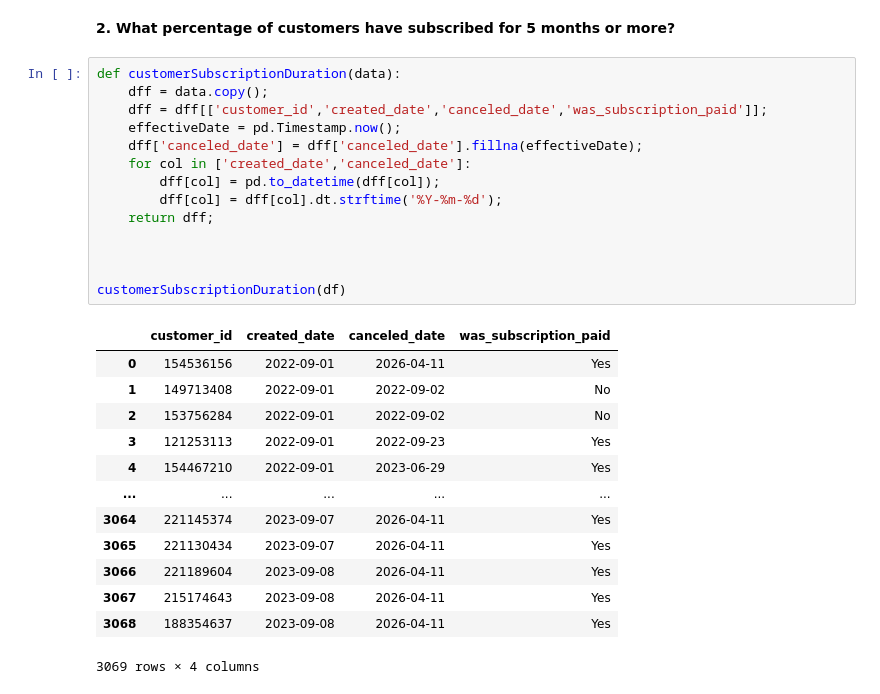
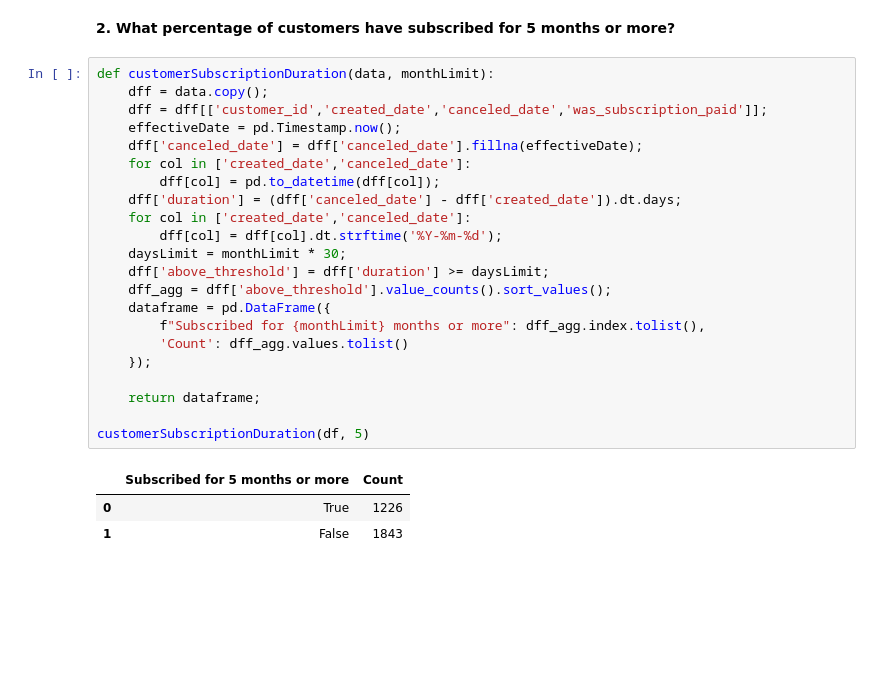
Before and after one commit to kjeshang/KunalMavenAnalyticsDataPlayground, a Jupyter notebook: Streaming_Video_Subscriptions/Analysis.ipynb, the cells around one changed output. Drawn from its saved outputs; the diff is of its cells as text; blank space fills up the shorter version.

```diff
--- a/Streaming_Video_Subscriptions/Analysis.ipynb
+++ b/Streaming_Video_Subscriptions/Analysis.ipynb
@@ -92,30 +92,28 @@ trendOfSubscriptionsOverTime(df)
 # %% [markdown]
 **2. What percentage of customers have subscribed for 5 months or more?**
 # %%
-def customerSubscriptionDuration(data):
+def customerSubscriptionDuration(data, monthLimit):
     dff = data.copy();
     dff = dff[['customer_id','created_date','canceled_date','was_subscription_paid']];
     effectiveDate = pd.Timestamp.now();
     dff['canceled_date'] = dff['canceled_date'].fillna(effectiveDate);
     for col in ['created_date','canceled_date']:
         dff[col] = pd.to_datetime(dff[col]);
+    dff['duration'] = (dff['canceled_date'] - dff['created_date']).dt.days;
+    for col in ['created_date','canceled_date']:
         dff[col] = dff[col].dt.strftime('%Y-%m-%d');
-    return dff;
+    daysLimit = monthLimit * 30;
+    dff['above_threshold'] = dff['duration'] >= daysLimit;
+    dff_agg = dff['above_threshold'].value_counts().sort_values();
+    dataframe = pd.DataFrame({
+        f"Subscribed for {monthLimit} months or more": dff_agg.index.tolist(),
+        'Count': dff_agg.values.tolist()
+    });
 
+    return dataframe;
 
-
-customerSubscriptionDuration(df)
+customerSubscriptionDuration(df, 5)
 # %% [output]
-|  | customer_id | created_date | canceled_date | was_subscription_paid |
-| 0 | 154536156 | 2022-09-01 | 2026-04-11 | Yes |
-| 1 | 149713408 | 2022-09-01 | 2022-09-02 | No |
-| 2 | 153756284 | 2022-09-01 | 2022-09-02 | No |
-| 3 | 121253113 | 2022-09-01 | 2022-09-23 | Yes |
-| 4 | 154467210 | 2022-09-01 | 2023-06-29 | Yes |
-| ... | ... | ... | ... | ... |
-| 3064 | 221145374 | 2023-09-07 | 2026-04-11 | Yes |
-| 3065 | 221130434 | 2023-09-07 | 2026-04-11 | Yes |
-| 3066 | 221189604 | 2023-09-08 | 2026-04-11 | Yes |
-| 3067 | 215174643 | 2023-09-08 | 2026-04-11 | Yes |
-| 3068 | 188354637 | 2023-09-08 | 2026-04-11 | Yes |
+|  | Subscribed for 5 months or more | Count |
+| 0 | True | 1226 |
+| 1 | False | 1843 |
-3069 rows × 4 columns
```
